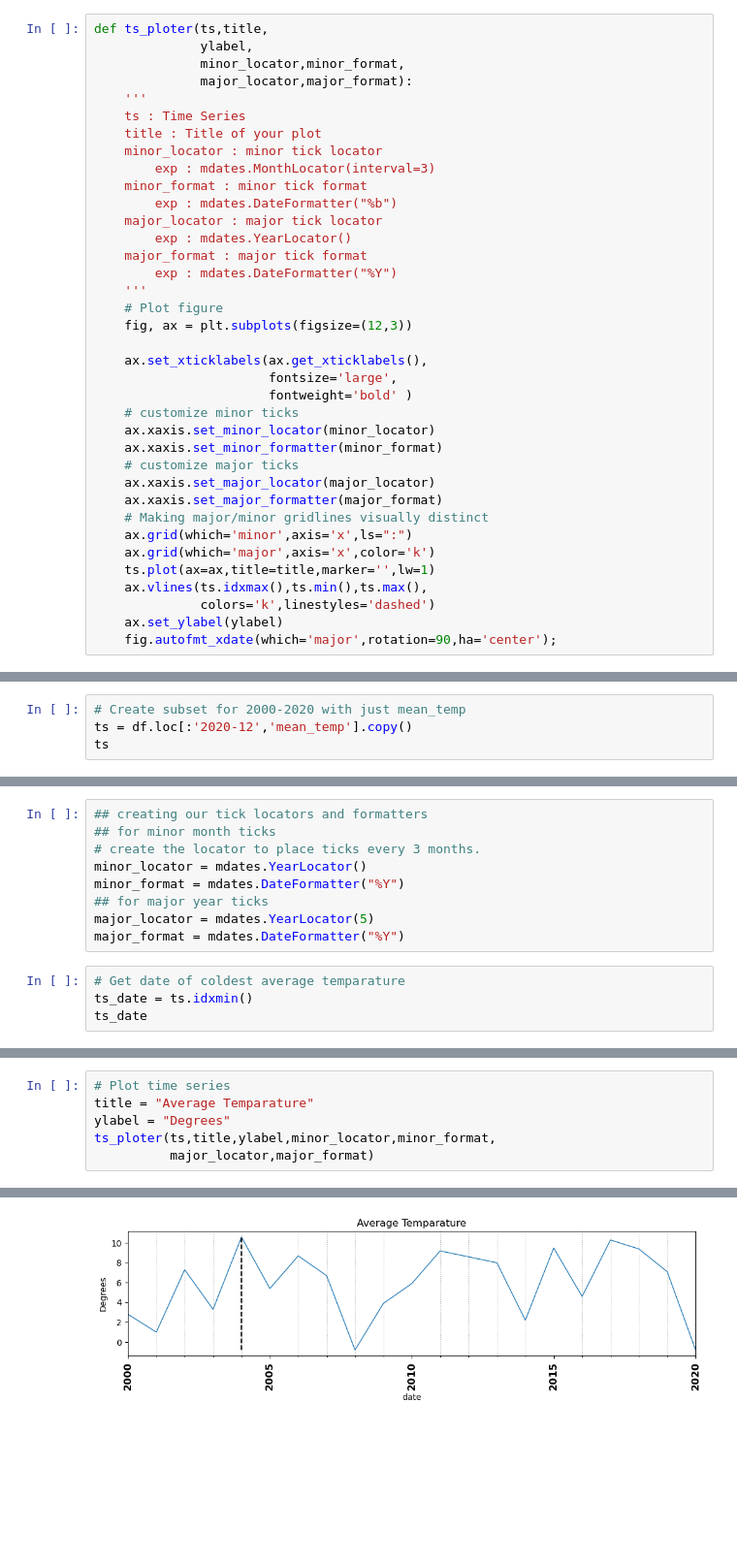
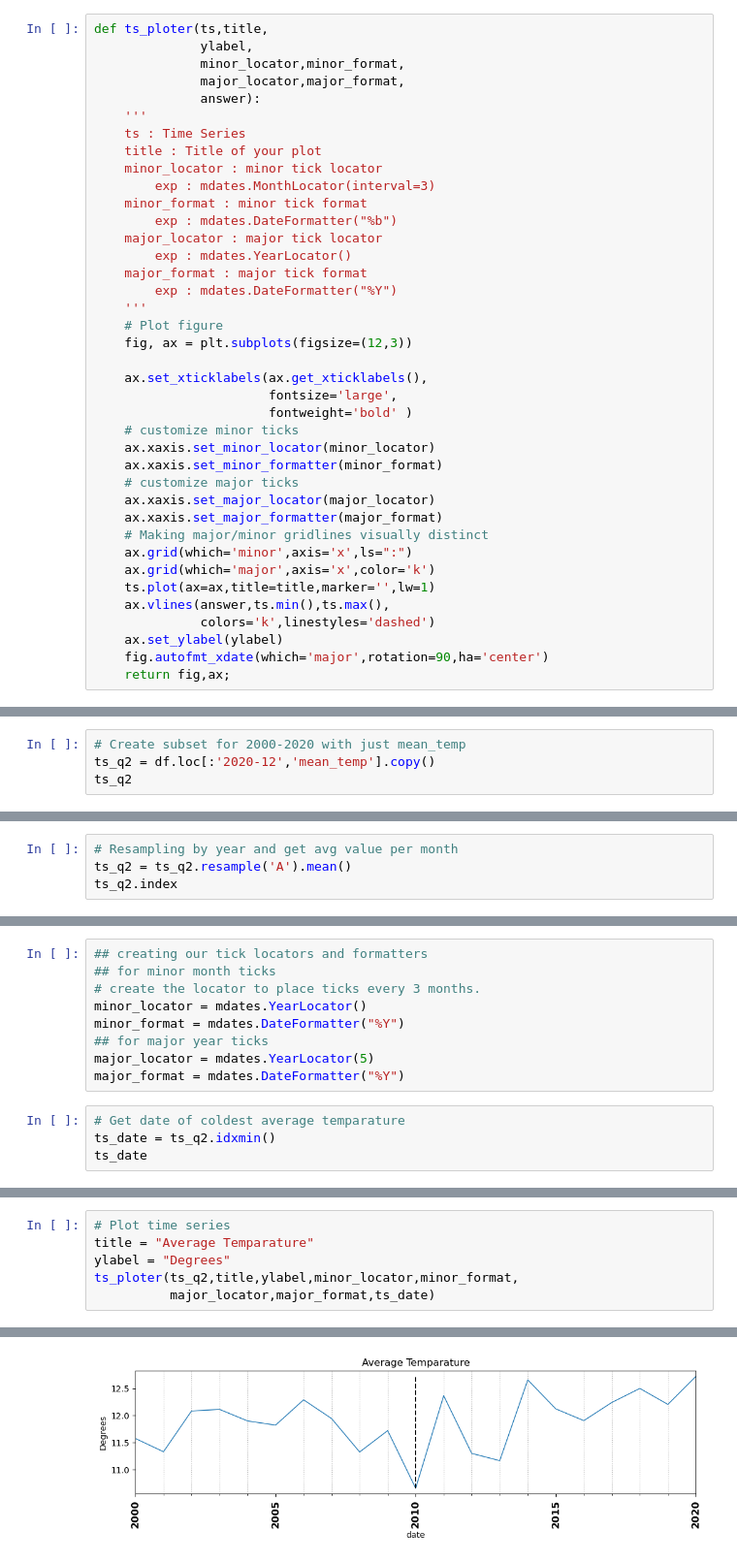
Before and after one commit to KDcodePy/Resampling-DateTime-Data, a Jupyter notebook: Resampling_DateTime_Data.ipynb, the cells around one changed output, grey strips where cells are left out. Shown at 97% size. Cells and saved outputs as stored; diff of their text form; blank space fills up the shorter version.

```diff
--- a/Resampling_DateTime_Data.ipynb
+++ b/Resampling_DateTime_Data.ipynb
@@ -188,7 +198,8 @@ warnings.filterwarnings('ignore')
 def ts_ploter(ts,title,
               ylabel,
               minor_locator,minor_format,
-              major_locator,major_format):
+              major_locator,major_format,
+              answer):
     '''
     ts : Time Series
     title : Title of your plot
@@ -217,10 +228,11 @@ def ts_ploter(ts,title,
     ax.grid(which='minor',axis='x',ls=":")
     ax.grid(which='major',axis='x',color='k')
     ts.plot(ax=ax,title=title,marker='',lw=1)
-    ax.vlines(ts.idxmax(),ts.min(),ts.max(),
+    ax.vlines(answer,ts.min(),ts.max(),
               colors='k',linestyles='dashed')
     ax.set_ylabel(ylabel)
-    fig.autofmt_xdate(which='major',rotation=90,ha='center');
+    fig.autofmt_xdate(which='major',rotation=90,ha='center')
+    return fig,ax;
 # %%
 ## creating our tick locators and formatters
 ## for minor month ticks
@@ -257,8 +271,8 @@ ts_ploter(ts,title,ylabel,minor_locator,minor_format,
 ### Q2: Which year between 2000-2020 had the coolest average temperature?
 # %%
 # Create subset for 2000-2020 with just mean_temp
-ts = df.loc[:'2020-12','mean_temp'].copy()
-ts
+ts_q2 = df.loc[:'2020-12','mean_temp'].copy()
+ts_q2
 # %% [output]
 date
 2000-01-01    7.0
@@ -287,0 +290,4 @@ DatetimeIndex(['2000-12-31', '2001-12-31', '2002-12-31', '2003-12-31',
+# %%
+# Resampling by year and get avg value per month
+ts_q2 = ts_q2.resample('A').mean()
+ts_q2.index
@@ -296,6 +310,6 @@ major_locator = mdates.YearLocator(5)
 major_format = mdates.DateFormatter("%Y")
 # %%
 # Get date of coldest average temparature
-ts_date = ts.idxmin()
+ts_date = ts_q2.idxmin()
 ts_date
 # %% [output]
@@ -309,6 +323,6 @@ ts.loc[ts_date]
 # Plot time series
 title = "Average Temparature"
 ylabel = "Degrees"
-ts_ploter(ts,title,ylabel,minor_locator,minor_format,
-          major_locator,major_format)
+ts_ploter(ts_q2,title,ylabel,minor_locator,minor_format,
+          major_locator,major_format,ts_date)
 # %% [output]
@@ -315,4 +331,4 @@ ts_ploter(ts,title,ylabel,minor_locator,minor_format,
-[figure, old version]
+[figure, new version]
 # %% [markdown]
 #### Answering Q2:
 - Q2: Which year between 2000-2020 had the coolest average temperature?
```
Also changed, not shown: parts of 14 cells of this notebook.
